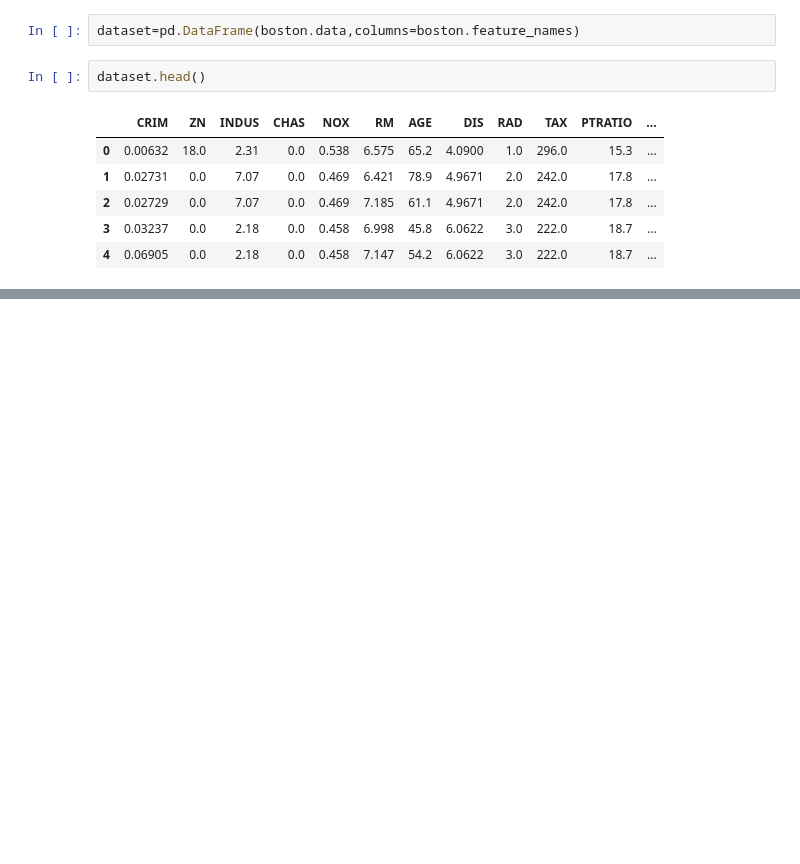
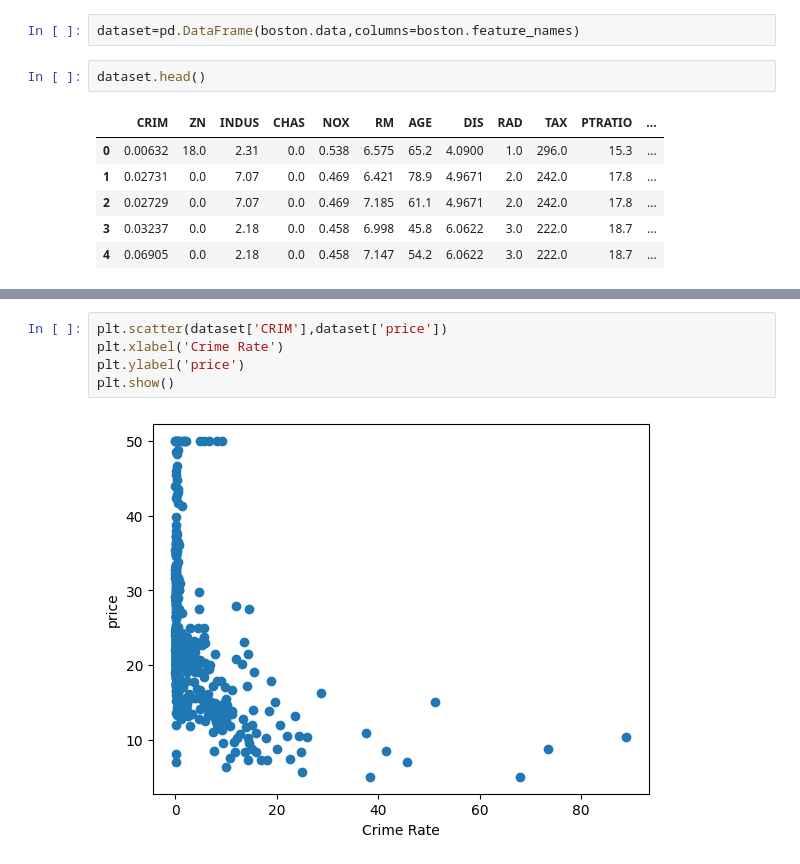
Before and after one commit to mra9165/Boston-House-Prediction, a Jupyter notebook: model.ipynb, the cells around one changed output, grey strips where cells are left out. Saved outputs shown, nothing was run; the diff lists cells and outputs as text; blank space fills up the shorter version.

```diff
--- a/model.ipynb
+++ b/model.ipynb
@@ -82,0 +191,7 @@ dataset.head()
+# %%
+plt.scatter(dataset['CRIM'],dataset['price'])
+plt.xlabel('Crime Rate')
+plt.ylabel('price')
+plt.show()
+# %% [output]
+[figure, added]
```
Also changed, not shown: parts of 50 cells of this notebook.
